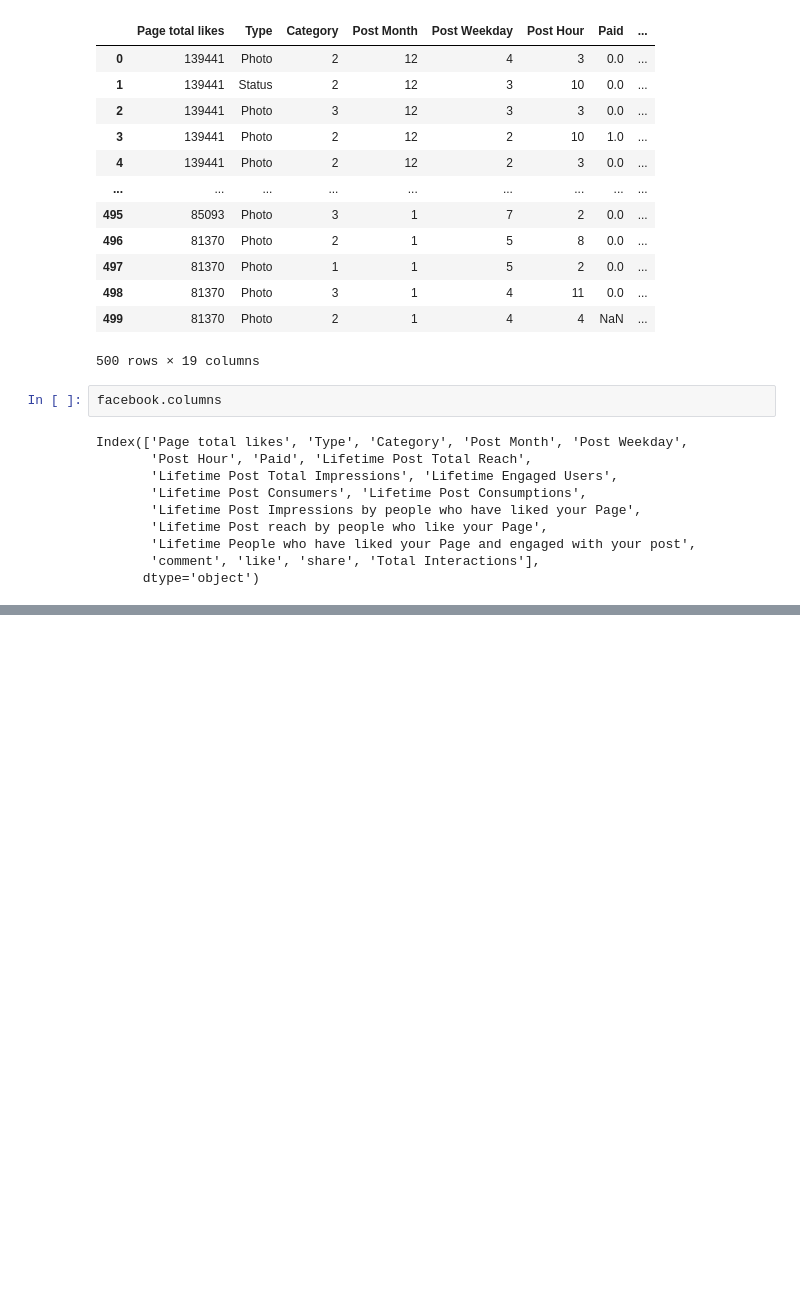
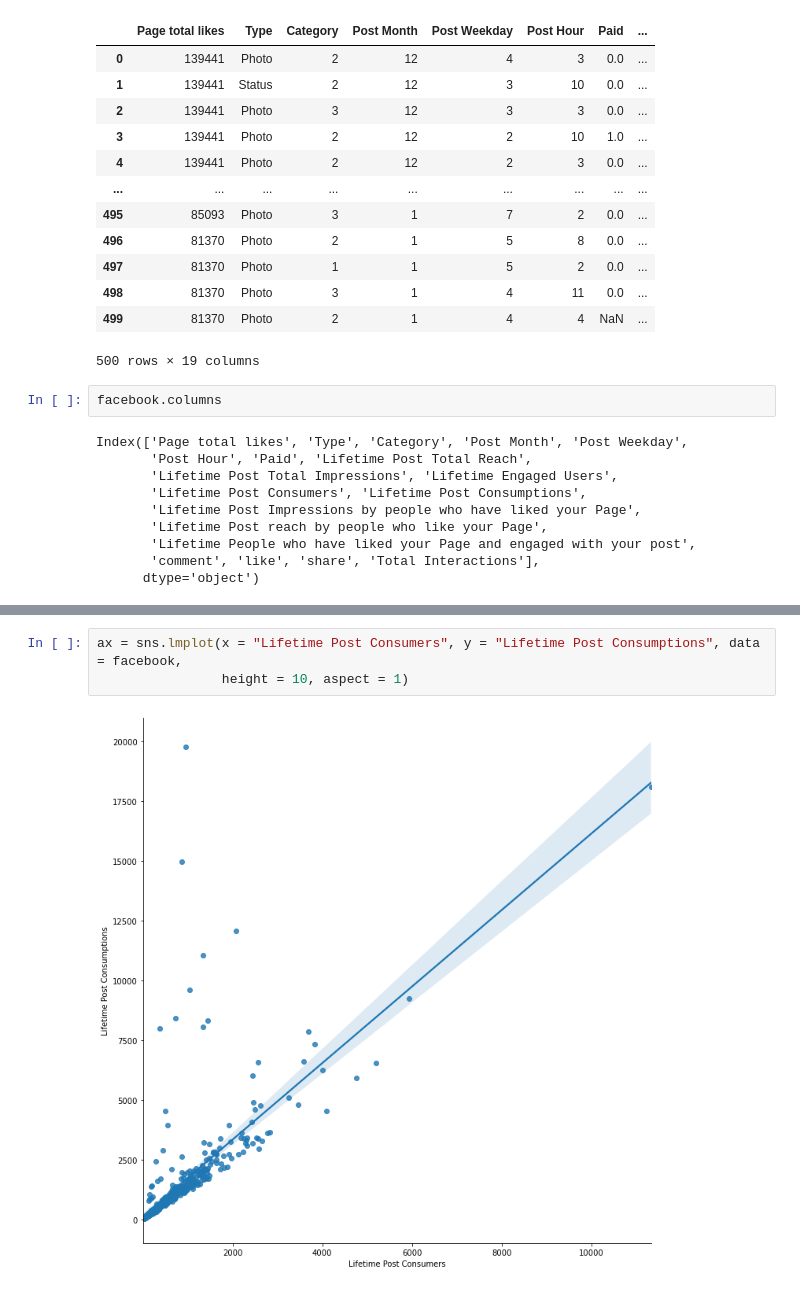
Before and after one commit to Sricha02/INTRO-TO-DATA-ANALYSIS, a Jupyter notebook: facebook.ipynb, the cells around one changed output, grey strips where cells are left out. Saved outputs shown, nothing was run; the diff lists cells and outputs as text; blank space fills up the shorter version.

```diff
--- a/facebook.ipynb
+++ b/facebook.ipynb
@@ -121,2 +133,7 @@ ax = sns.barplot(x = 'Lifetime Post reach by people who like your Page', y = 'Ty
 # %% [output]
 [figure]
+# %%
+ax = sns.lmplot(x = "Lifetime Post Consumers", y = "Lifetime Post Consumptions", data = facebook,
+                height = 10, aspect = 1)
+# %% [output]
+[figure, added]
```
Also changed, not shown: parts of 5 cells of this notebook.
